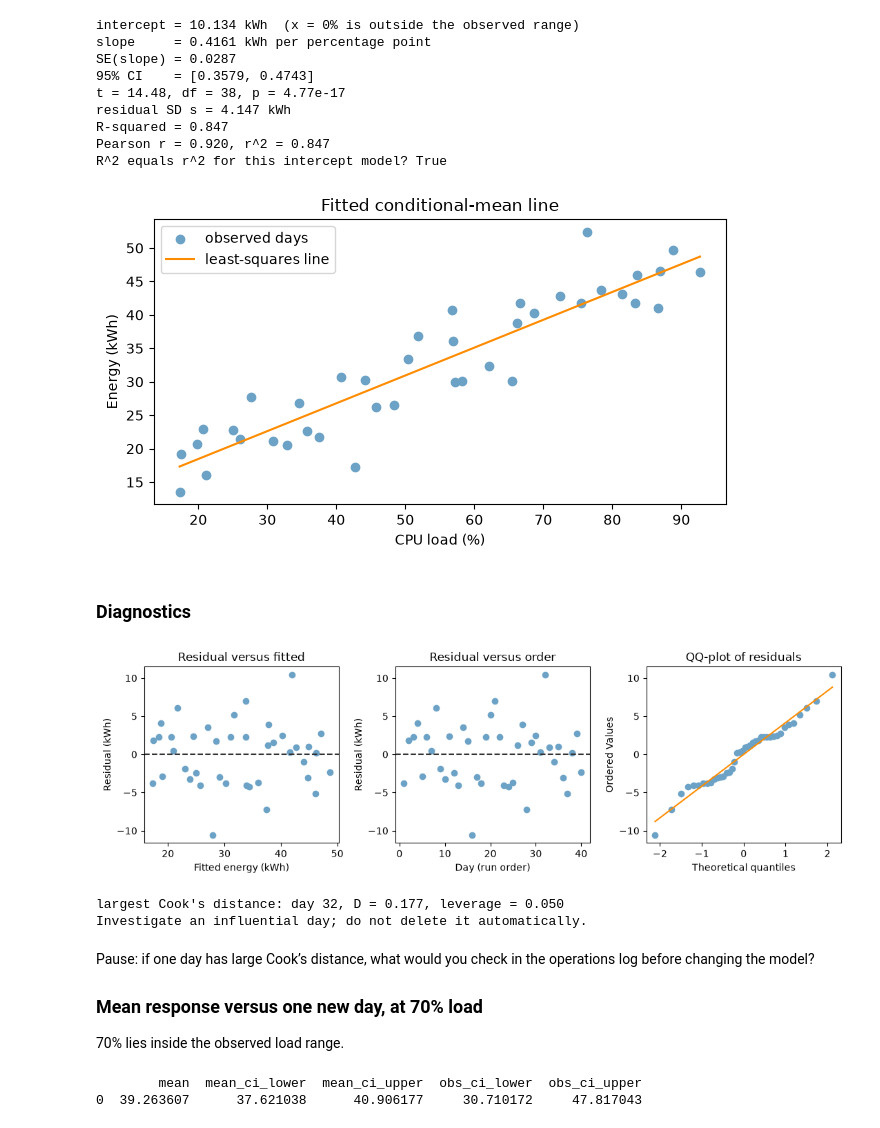
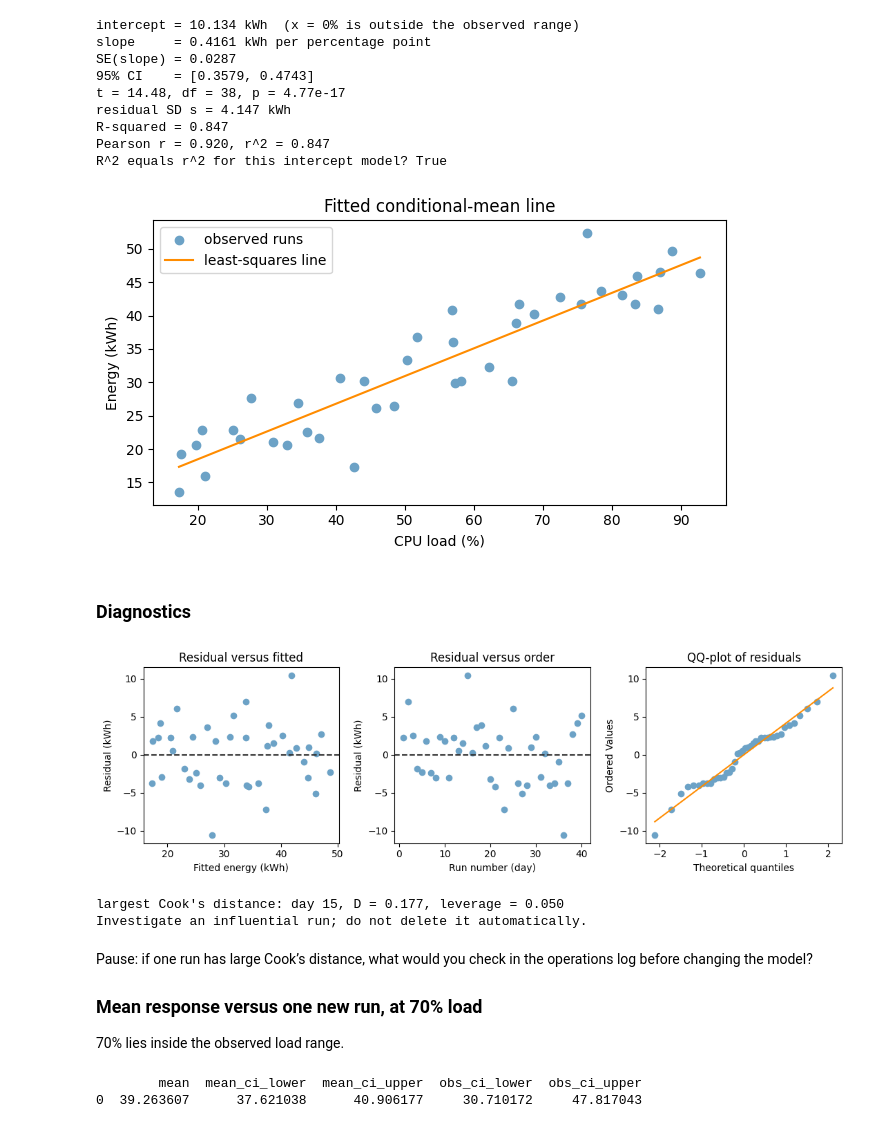
Before and after one commit to RBrooksDK/STA1_26, a Jupyter notebook: 10_Simple_Linear_Regression/Tutorial_10_notebook.ipynb, the cells around one changed output. Drawn from its saved outputs; the diff is of its cells as text; code cells hidden in the pictures.

Commit message:
Randomise run order in energy_load dataset; describe rows as benchmark runs in Tutorial 10
Co-Authored-By: Claude Sonnet 5.5 <noreply@anthropic.com>

```diff
--- a/10_Simple_Linear_Regression/Tutorial_10_notebook.ipynb
+++ b/10_Simple_Linear_Regression/Tutorial_10_notebook.ipynb
@@ -119,7 +119,7 @@ R^2 equals r^2 for this intercept model? True
 # %%
 xx = np.linspace(x.min(), x.max(), 80)
 fig, ax = plt.subplots(figsize=(6.5, 3.8))
-ax.scatter(x, y, color="#6CA2C6", label="observed days")
+ax.scatter(x, y, color="#6CA2C6", label="observed runs")
 ax.plot(xx, ols.predict(sm.add_constant(xx)), color="#FF8C00", label="least-squares line")
 ax.set_xlabel("CPU load (%)")
 ax.set_ylabel("Energy (kWh)")
@@ -128,46 +128,46 @@ ax.legend()
 plt.tight_layout()
 plt.show()
 # %% [output]
-[figure, old version]
+[figure, new version]
 # %% [markdown]
 ### Diagnostics
 # %%
 fig, axes = plt.subplots(1, 3, figsize=(11, 3.5))
 axes[0].scatter(ols.fittedvalues, ols.resid, color="#6CA2C6")
 axes[0].axhline(0, color="0.2", linestyle="--")
 axes[0].set_xlabel("Fitted energy (kWh)")
 axes[0].set_ylabel("Residual (kWh)")
 axes[0].set_title("Residual versus fitted")
 
 axes[1].scatter(df["day"], ols.resid, color="#6CA2C6")
 axes[1].axhline(0, color="0.2", linestyle="--")
-axes[1].set_xlabel("Day (run order)")
+axes[1].set_xlabel("Run number (day)")
 axes[1].set_ylabel("Residual (kWh)")
 axes[1].set_title("Residual versus order")
 
 probplot(ols.resid, dist="norm", plot=axes[2])
 axes[2].get_lines()[0].set_markerfacecolor("#6CA2C6")
 axes[2].get_lines()[0].set_markeredgecolor("#6CA2C6")
 axes[2].get_lines()[1].set_color("#FF8C00")
 axes[2].set_title("QQ-plot of residuals")
 plt.tight_layout()
 plt.show()
 # %% [output]
-[figure, old version]
+[figure, new version]
 # %%
 infl = ols.get_influence()
 leverage = infl.hat_matrix_diag
 cooks = infl.cooks_distance[0]
 flag = np.argmax(cooks)
 print(f"largest Cook's distance: day {int(df.loc[flag, 'day'])}, D = {cooks[flag]:.3f}, leverage = {leverage[flag]:.3f}")
-print("Investigate an influential day; do not delete it automatically.")
+print("Investigate an influential run; do not delete it automatically.")
 # %% [output]
-largest Cook's distance: day 32, D = 0.177, leverage = 0.050
-Investigate an influential day; do not delete it automatically.
+largest Cook's distance: day 15, D = 0.177, leverage = 0.050
+Investigate an influential run; do not delete it automatically.
 # %% [markdown]
-Pause: if one day has large Cook’s distance, what would you check in the operations log before changing the model?
+Pause: if one run has large Cook’s distance, what would you check in the operations log before changing the model?
 
-### Mean response versus one new day, at 70% load
+### Mean response versus one new run, at 70% load
 
 70% lies inside the observed load range.
 # %%
```
Also changed, not shown: parts of 5 cells of this notebook, 4 other files.
